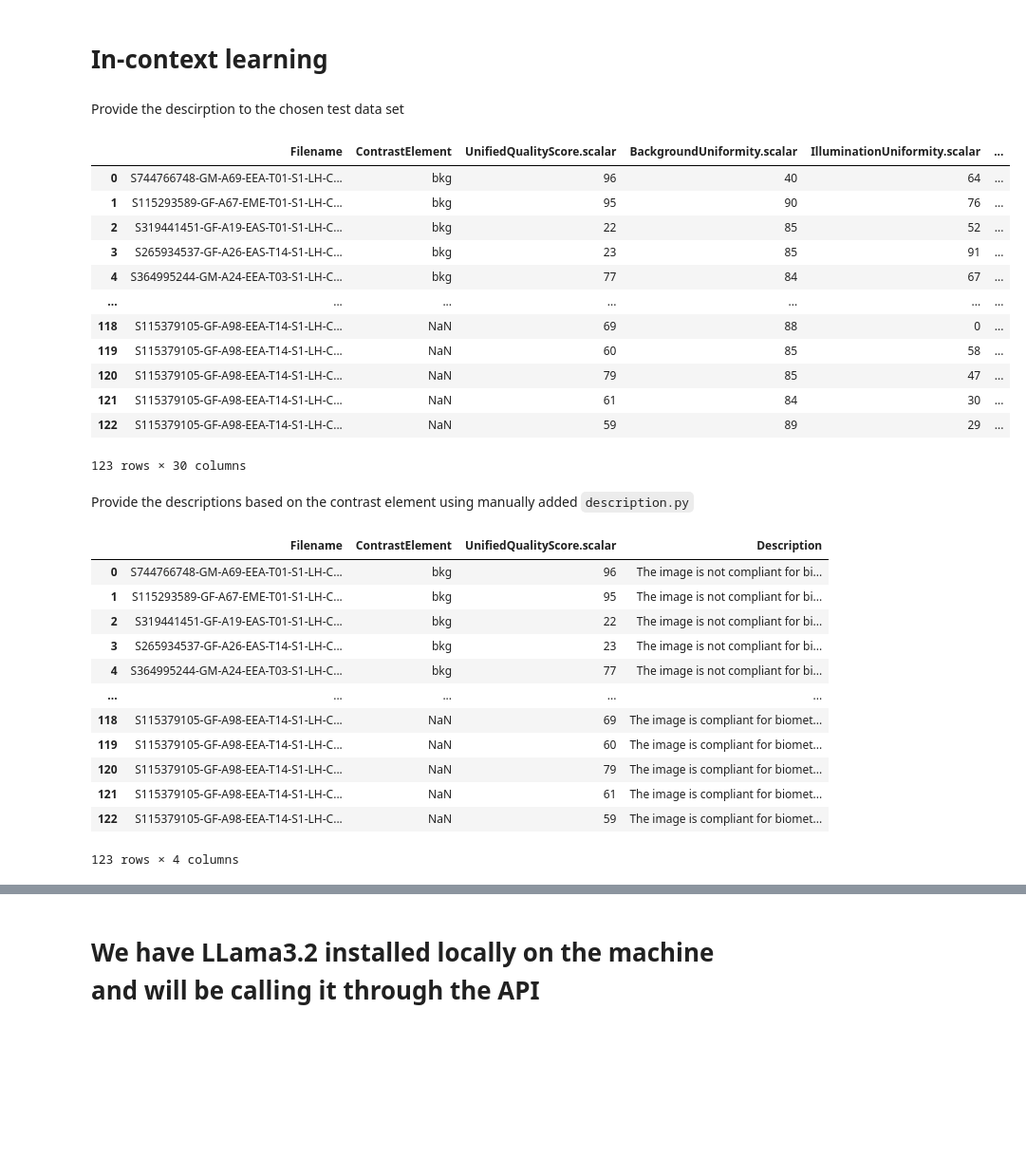
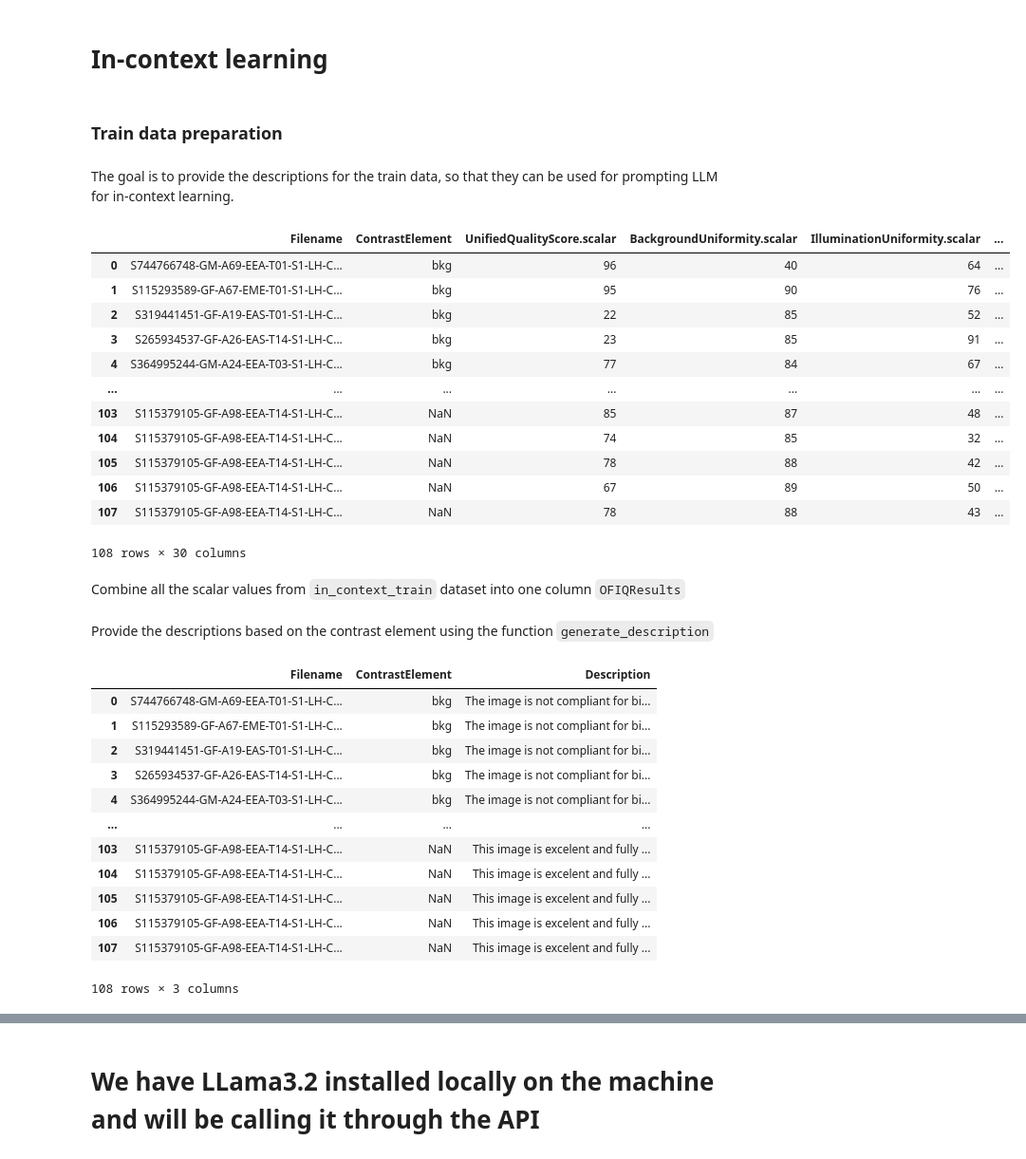
Before and after one commit to olablachowiak/biometrics-project, a Jupyter notebook: analysis.ipynb, the cells around one changed output, grey strips where cells are left out. Shown at 95% size. Drawn from its saved outputs; the diff is of its cells as text; code cells hidden in the pictures; blank space fills up the shorter version.

Commit message:
training the model

```diff
--- a/analysis.ipynb
+++ b/analysis.ipynb
@@ -114,22 +124,26 @@ df_in_context_dataset.to_csv('src/data/QFIQ_assessment/tono_assessment_contrast_
 # %% [markdown]
 # In-context learning
-# %% [markdown]
-Provide the descirption to the chosen test data set
+# %% [markdown]
+### Train data preparation
+# %% [markdown]
+The goal is to provide the descriptions for the train data, so that they can be used for prompting LLM for in-context learning.
 # %%
 # Read the saved CSV file
-df_in_context_dataset = pd.read_csv('src/data/QFIQ_assessment/tono_assessment_contrast_element_test.csv')
-df_in_context_dataset
+df_in_context_train = pd.read_csv('src/data/QFIQ_assessment/tono_assessment_contrast_element_test.csv')
+df_in_context_train
 # %% [output]
 |  | Filename | ContrastElement | UnifiedQualityScore.scalar | BackgroundUniformity.scalar | IlluminationUniformity.scalar | ... |
 | 0 | S744766748-GM-A69-EEA-T01-S1-LH-C... | bkg | 96 | 40 | 64 | ... |
 | 1 | S115293589-GF-A67-EME-T01-S1-LH-C... | bkg | 95 | 90 | 76 | ... |
 | 2 | S319441451-GF-A19-EAS-T01-S1-LH-C... | bkg | 22 | 85 | 52 | ... |
 | 3 | S265934537-GF-A26-EAS-T14-S1-LH-C... | bkg | 23 | 85 | 91 | ... |
 | 4 | S364995244-GM-A24-EEA-T03-S1-LH-C... | bkg | 77 | 84 | 67 | ... |
 | ... | ... | ... | ... | ... | ... | ... |
-| 118 | S115379105-GF-A98-EEA-T14-S1-LH-C... | NaN | 69 | 88 | 0 | ... |
-| 119 | S115379105-GF-A98-EEA-T14-S1-LH-C... | NaN | 60 | 85 | 58 | ... |
-| 120 | S115379105-GF-A98-EEA-T14-S1-LH-C... | NaN | 79 | 85 | 47 | ... |
-| 121 | S115379105-GF-A98-EEA-T14-S1-LH-C... | NaN | 61 | 84 | 30 | ... |
-| 122 | S115379105-GF-A98-EEA-T14-S1-LH-C... | NaN | 59 | 89 | 29 | ... |
+| 103 | S115379105-GF-A98-EEA-T14-S1-LH-C... | NaN | 85 | 87 | 48 | ... |
+| 104 | S115379105-GF-A98-EEA-T14-S1-LH-C... | NaN | 74 | 85 | 32 | ... |
+| 105 | S115379105-GF-A98-EEA-T14-S1-LH-C... | NaN | 78 | 88 | 42 | ... |
+| 106 | S115379105-GF-A98-EEA-T14-S1-LH-C... | NaN | 67 | 89 | 50 | ... |
+| 107 | S115379105-GF-A98-EEA-T14-S1-LH-C... | NaN | 78 | 88 | 43 | ... |
-123 rows × 30 columns
+108 rows × 30 columns
+# %% [markdown]
+Combine all the scalar values from `in_context_train` dataset into one column `OFIQResults`
@@ -136,31 +156,27 @@ df_in_context_dataset
 # %% [markdown]
-Provide the descriptions based on the contrast element using manually added `description.py`
+Provide the descriptions based on the contrast element using the function `generate_description`
-# %%
-from src.scripts.description import generate_description
-
-def safe_generate_description(contrast_element):
-    if pd.isna(contrast_element):
-        return "The image is compliant for biometric use. No defects detected."
-    return generate_description(contrast_element)
-
-df_in_context_dataset['Description'] = df_in_context_dataset['ContrastElement'].apply(safe_generate_description)
-
-show_columns = ['Filename', 'ContrastElement', 'UnifiedQualityScore.scalar', 'Description']
-
-# Show the whole Description column output in the df using pandas
-pd.set_option('display.max_colwidth', None)
-df_in_context_dataset[show_columns]
-# %% [output]
-|  | Filename | ContrastElement | UnifiedQualityScore.scalar | Description |
-| 0 | S744766748-GM-A69-EEA-T01-S1-LH-C... | bkg | 96 | The image is not compliant for bi... |
-| 1 | S115293589-GF-A67-EME-T01-S1-LH-C... | bkg | 95 | The image is not compliant for bi... |
-| 2 | S319441451-GF-A19-EAS-T01-S1-LH-C... | bkg | 22 | The image is not compliant for bi... |
-| 3 | S265934537-GF-A26-EAS-T14-S1-LH-C... | bkg | 23 | The image is not compliant for bi... |
-| 4 | S364995244-GM-A24-EEA-T03-S1-LH-C... | bkg | 77 | The image is not compliant for bi... |
-| ... | ... | ... | ... | ... |
-| 118 | S115379105-GF-A98-EEA-T14-S1-LH-C... | NaN | 69 | The image is compliant for biomet... |
-| 119 | S115379105-GF-A98-EEA-T14-S1-LH-C... | NaN | 60 | The image is compliant for biomet... |
-| 120 | S115379105-GF-A98-EEA-T14-S1-LH-C... | NaN | 79 | The image is compliant for biomet... |
-| 121 | S115379105-GF-A98-EEA-T14-S1-LH-C... | NaN | 61 | The image is compliant for biomet... |
-| 122 | S115379105-GF-A98-EEA-T14-S1-LH-C... | NaN | 59 | The image is compliant for biomet... |
-123 rows × 4 columns
+# %%
+from src.scripts.description import generate_description
+
+
+df_in_context_train['Description'] = df_in_context_train.apply(
+    lambda row: generate_description(row['ContrastElement'], row['OFIQResults']), axis=1
+)
+
+show_columns = ['Filename', 'ContrastElement', 'Description']
+pd.set_option('display.max_colwidth', None)
+df_in_context_train[show_columns]
+# %% [output]
+|  | Filename | ContrastElement | Description |
+| 0 | S744766748-GM-A69-EEA-T01-S1-LH-C... | bkg | The image is not compliant for bi... |
+| 1 | S115293589-GF-A67-EME-T01-S1-LH-C... | bkg | The image is not compliant for bi... |
+| 2 | S319441451-GF-A19-EAS-T01-S1-LH-C... | bkg | The image is not compliant for bi... |
+| 3 | S265934537-GF-A26-EAS-T14-S1-LH-C... | bkg | The image is not compliant for bi... |
+| 4 | S364995244-GM-A24-EEA-T03-S1-LH-C... | bkg | The image is not compliant for bi... |
+| ... | ... | ... | ... |
+| 103 | S115379105-GF-A98-EEA-T14-S1-LH-C... | NaN | This image is excelent and fully ... |
+| 104 | S115379105-GF-A98-EEA-T14-S1-LH-C... | NaN | This image is excelent and fully ... |
+| 105 | S115379105-GF-A98-EEA-T14-S1-LH-C... | NaN | This image is excelent and fully ... |
+| 106 | S115379105-GF-A98-EEA-T14-S1-LH-C... | NaN | This image is excelent and fully ... |
+| 107 | S115379105-GF-A98-EEA-T14-S1-LH-C... | NaN | This image is excelent and fully ... |
+108 rows × 3 columns
```
Also changed, not shown: parts of 23 cells of this notebook, 2 other files.
